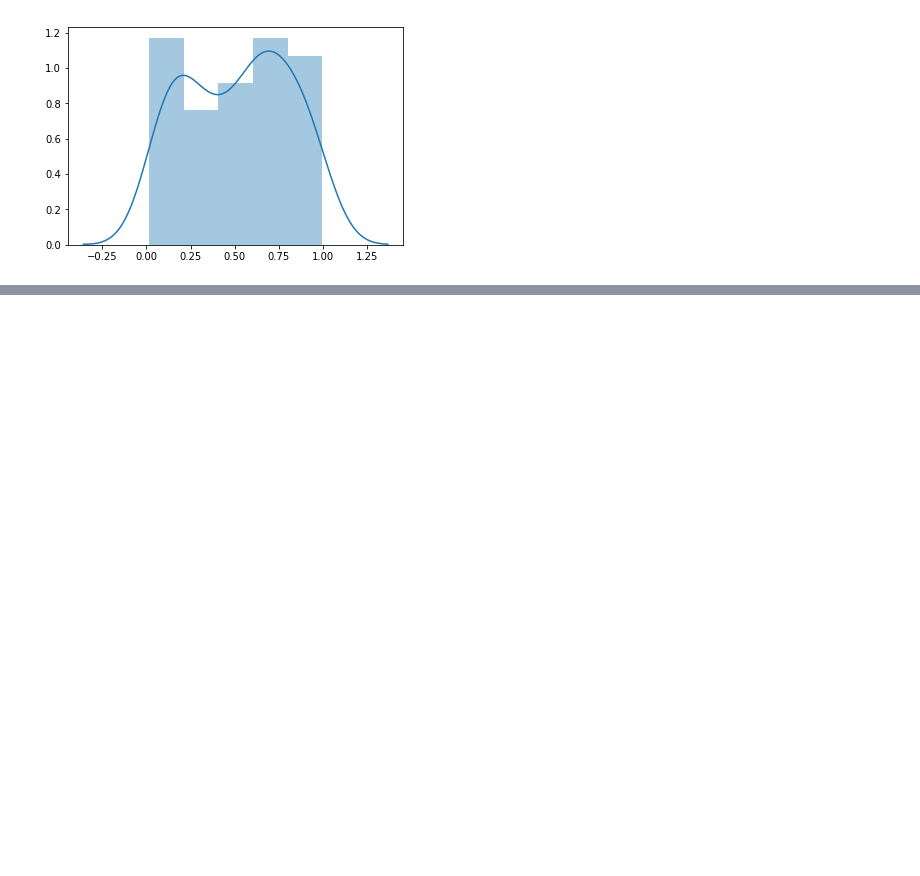
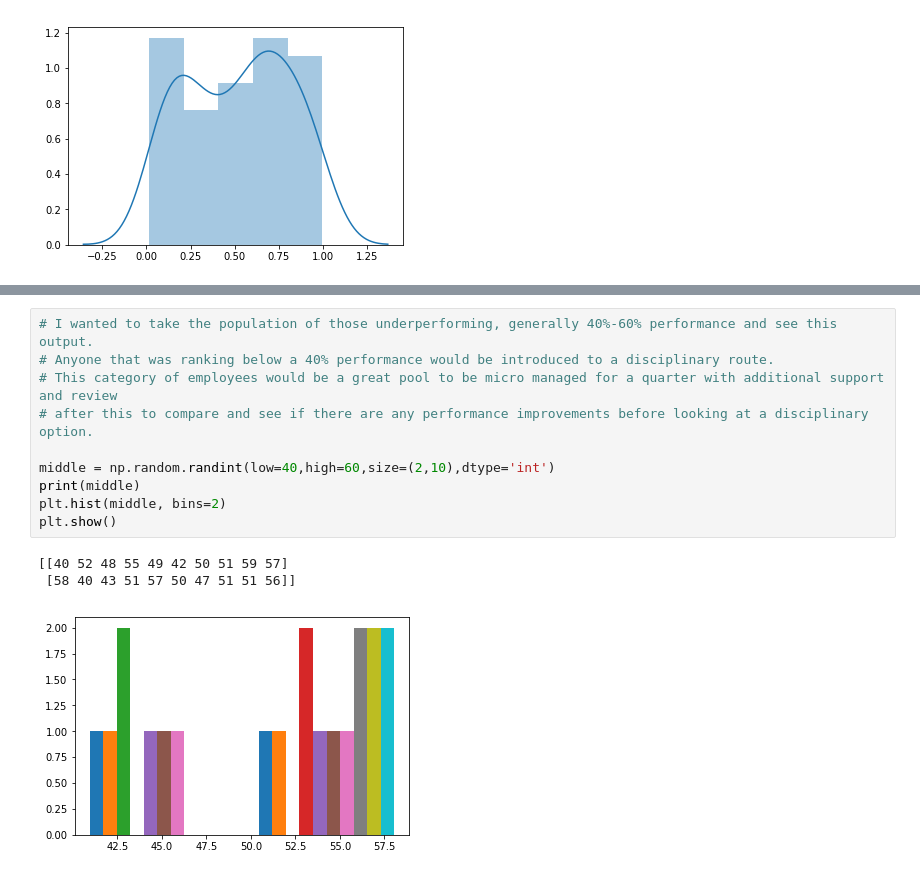
Before and after one commit to vwalsh86/Prog-for-DA-Project, a Jupyter notebook: Dataset Simulation.ipynb, the cells around one changed output, grey strips where cells are left out. Saved outputs shown, nothing was run; the diff lists cells and outputs as text; blank space fills up the shorter version.

```diff
--- a/Dataset Simulation.ipynb
+++ b/Dataset Simulation.ipynb
@@ -239,0 +282,14 @@ array([ True, False,  True, False,  True, False,  True,  True,  True,
+# %%
+# I wanted to take the population of those underperforming, generally 40%-60% performance and see this output.
+# Anyone that was ranking below a 40% performance would be introduced to a disciplinary route.
+# This category of employees would be a great pool to be micro managed for a quarter with additional support and review
+# after this to compare and see if there are any performance improvements before looking at a disciplinary option.
+
+middle = np.random.randint(low=40,high=60,size=(2,10),dtype='int')
+print(middle)
+plt.hist(middle, bins=2)
+plt.show()
+# %% [output]
+[[40 52 48 55 49 42 50 51 59 57]
+ [58 40 43 51 57 50 47 51 51 56]]
+[figure, added]
```
Also changed, not shown: parts of 22 cells of this notebook.
